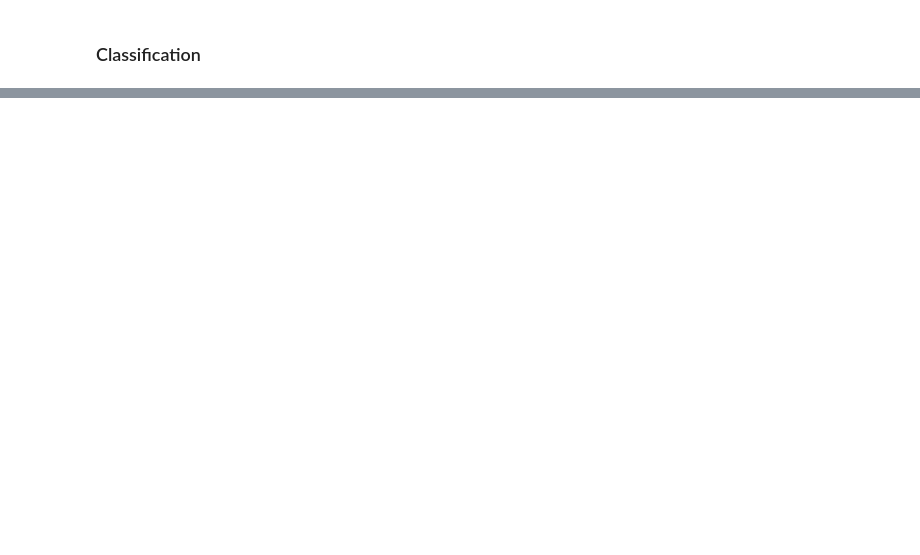
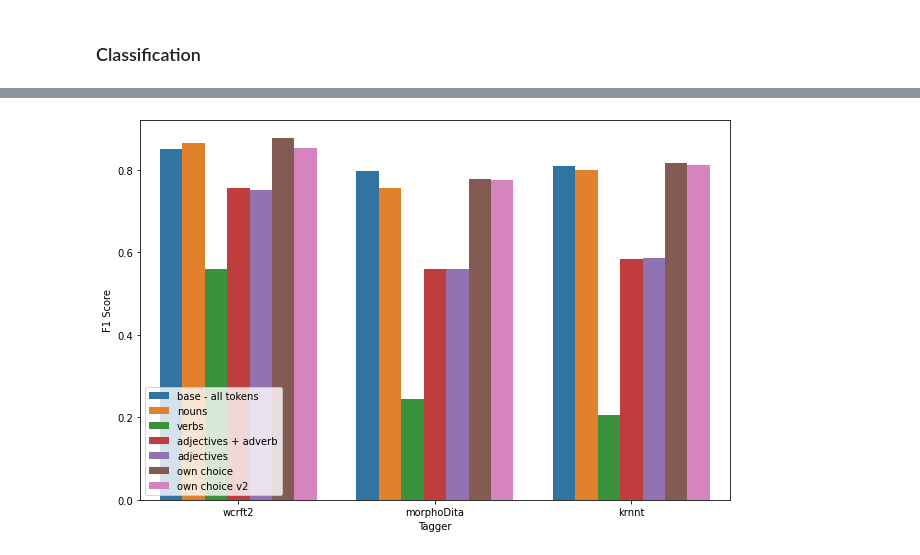
Before and after one commit to pkolebski/NLA, a Jupyter notebook: NLA/notebooks/wiki-text-classification.ipynb, the cells around one changed output, grey strips where cells are left out. Saved outputs shown, nothing was run; the diff lists cells and outputs as text; code cells hidden in the pictures; blank space fills up the shorter version.

```diff
--- a/NLA/notebooks/wiki-text-classification.ipynb
+++ b/NLA/notebooks/wiki-text-classification.ipynb
@@ -106,5 +128,7 @@ datasets = [[df_train_base, df_test_base], [df_train_nouns, df_test_nouns], [df_
+# %%
+datasets = [data_base, data_nouns, data_verbs, data_adjs_advs, data_adjs, data_own, data_own_v2]
 # %%
-description = ['base - all tokens', 'nouns', 'verbs', 'adjectives']
+description = ['base - all tokens', 'nouns', 'verbs', 'adjectives + adverb', 'adjectives', 'own choice', 'own choice v2']
 # %% [markdown]
 ### Classification
 # %%
@@ -112,3 +136,9 @@ from sklearn.feature_extraction.text import TfidfVectorizer, CountVectorizer,Tfi
 from sklearn.naive_bayes import MultinomialNB
 from sklearn import metrics
 from sklearn.pipeline import Pipeline
+# %%
+pipeline = Pipeline([
+    ('vect', CountVectorizer()),
+    ('tfidf', TfidfTransformer()),
+    ('clf', MultinomialNB())
+])
@@ -114,0 +174,6 @@ from sklearn.pipeline import Pipeline
+# %%
+df_results = compare_results(
+    pipeline=pipeline,
+    datasets=datasets,
+    descriptions=description,
+)
@@ -114,0 +229,13 @@ from sklearn.pipeline import Pipeline
+# %%
+import seaborn as sns
+import matplotlib.pyplot as plt
+
+plt.figure(figsize=(9, 6))
+sns.barplot(x="tagger", y="f1", data=df_results, hue='desc')
+plt.legend(loc='lower left')
+plt.xlabel("Tagger")
+plt.ylabel("F1 Score")
+plt.tight_layout()
+plt.savefig("../figures/results_taggers_hue_desc.png")
+# %% [output]
+[figure, added]
```
Also changed, not shown: parts of 39 cells of this notebook.
